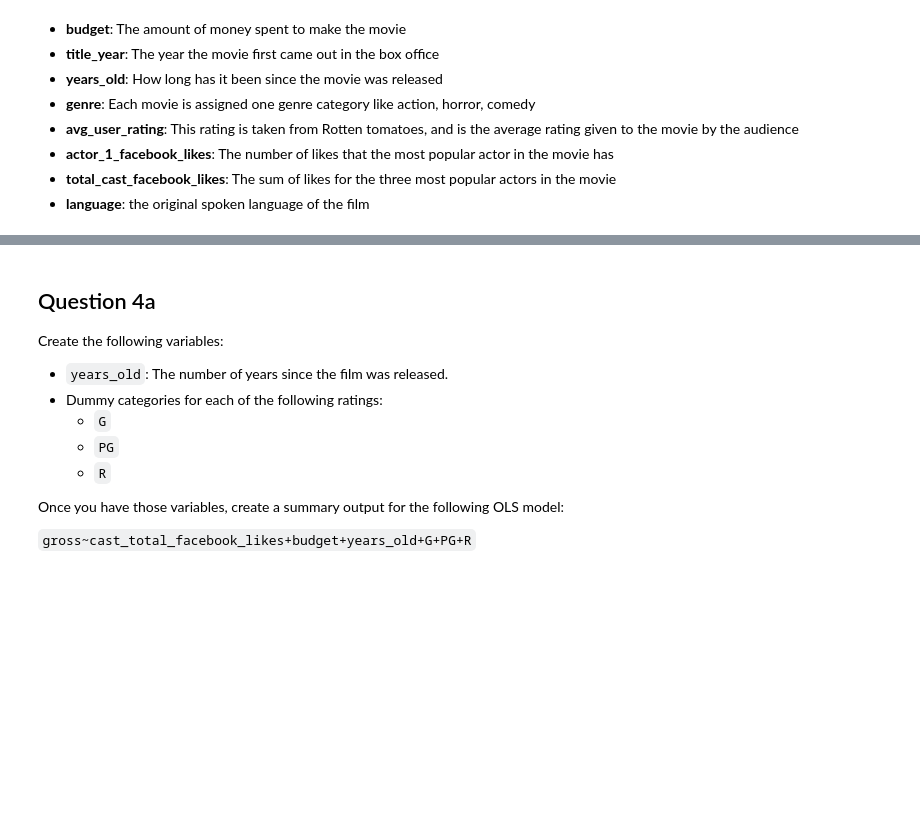
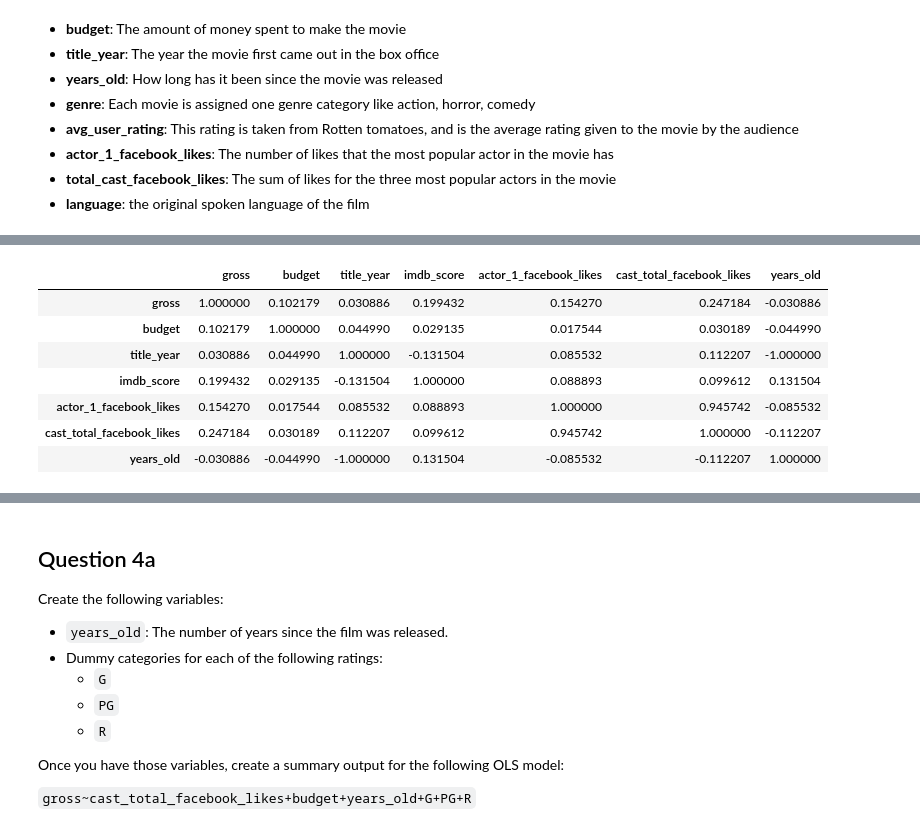
Before and after one commit to Mynusjanai/nyc-dc-ds-020121, a Jupyter notebook: Phase_2/phase_2_pre_assessment_review/Phase_2_Review.ipynb, the cells around one changed output, grey strips where cells are left out. Cells and saved outputs as stored; diff of their text form; code cells hidden in the pictures; blank space fills up the shorter version.

```diff
--- a/Phase_2/phase_2_pre_assessment_review/Phase_2_Review.ipynb
+++ b/Phase_2/phase_2_pre_assessment_review/Phase_2_Review.ipynb
@@ -125,0 +182,7 @@ Identify which features you might drop and why.
+# %%
+# your answer here
+model_prep = df[['gross', 'budget', 'title_year', 'genres', 'imdb_score', 'actor_1_facebook_likes',
+                  'cast_total_facebook_likes', 'content_rating', 'language']]
+model_prep.dropna(subset=['title_year'], inplace=True)
+model_prep['years_old'] = 2021 - model_prep['title_year'].astype(int)
+model_prep.head()
@@ -125,0 +205,11 @@ Identify which features you might drop and why.
+# %%
+model_prep.corr()
+# %% [output]
+|  | gross | budget | title_year | imdb_score | actor_1_facebook_likes | cast_total_facebook_likes | years_old |
+| gross | 1.000000 | 0.102179 | 0.030886 | 0.199432 | 0.154270 | 0.247184 | -0.030886 |
+| budget | 0.102179 | 1.000000 | 0.044990 | 0.029135 | 0.017544 | 0.030189 | -0.044990 |
+| title_year | 0.030886 | 0.044990 | 1.000000 | -0.131504 | 0.085532 | 0.112207 | -1.000000 |
+| imdb_score | 0.199432 | 0.029135 | -0.131504 | 1.000000 | 0.088893 | 0.099612 | 0.131504 |
+| actor_1_facebook_likes | 0.154270 | 0.017544 | 0.085532 | 0.088893 | 1.000000 | 0.945742 | -0.085532 |
+| cast_total_facebook_likes | 0.247184 | 0.030189 | 0.112207 | 0.099612 | 0.945742 | 1.000000 | -0.112207 |
+| years_old | -0.030886 | -0.044990 | -1.000000 | 0.131504 | -0.085532 | -0.112207 | 1.000000 |
```
Also changed, not shown: parts of 21 cells of this notebook, 5 other files.
